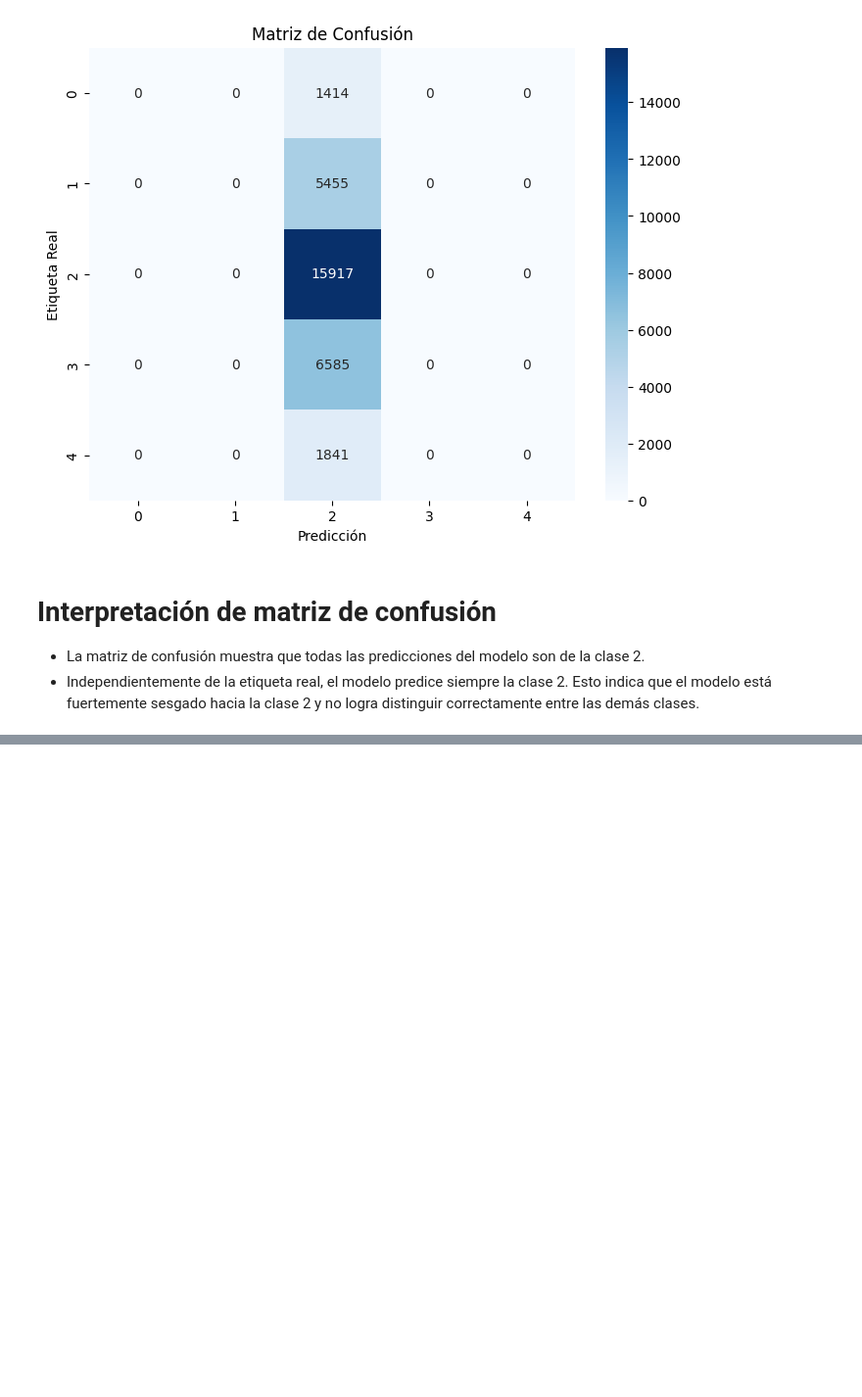
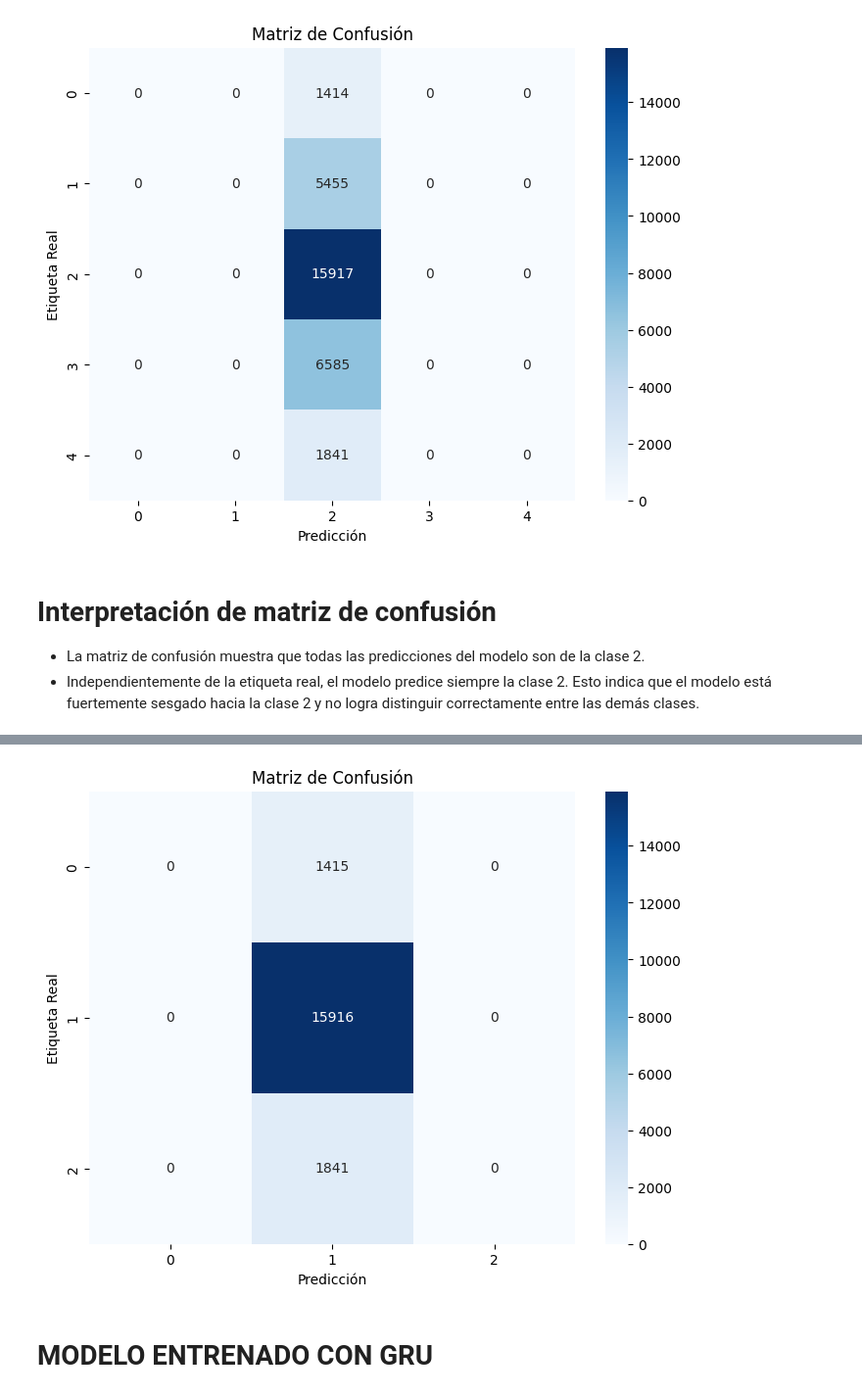
Before and after one commit to EdwinDavid98/NLP, a Jupyter notebook: LSTM_LIGHTNING.ipynb, the cells around one changed output, grey strips where cells are left out. Shown: that part at 98% size. Drawn from its saved outputs; the diff is of its cells as text; code cells hidden in the pictures; blank space fills up the shorter version.

```diff
--- a/LSTM_LIGHTNING.ipynb
+++ b/LSTM_LIGHTNING.ipynb
@@ -388,0 +407,3 @@ Esto indica que el modelo está fuertemente sesgado hacia la clase 2 y no logra
+# %%
+# Cargar el dataset
+df = pd.read_csv('/home/emontenegrob/Labs_NLP/data/train.tsv', sep='\t')
@@ -388,0 +429,4 @@ Esto indica que el modelo está fuertemente sesgado hacia la clase 2 y no logra
+# %%
+# Configuración de la tokenización
+MAX_NUM_WORDS = 10000  # Número máximo de palabras en el vocabulario
+MAX_SEQ_LENGTH = 100   # Longitud máxima de la secuencia (palabras por frase)
@@ -388,0 +547,9 @@ Esto indica que el modelo está fuertemente sesgado hacia la clase 2 y no logra
+# %%
+# Inicialización del modelo LSTM y el DataModule
+vocab_size = MAX_NUM_WORDS
+embedding_dim = 128
+hidden_size = 128
+num_classes = 3  # Cambiado a 3 clases (0, 1, 2)
+batch_size = 32
+learning_rate = 0.001
+dropout_prob = 0.2
@@ -388,0 +663,18 @@ Esto indica que el modelo está fuertemente sesgado hacia la clase 2 y no logra
+# %%
+from sklearn.metrics import f1_score, confusion_matrix
+import seaborn as sns
+
+# Crear la matriz de confusión
+cm = confusion_matrix(all_labels, all_preds)
+
+# Visualizar la matriz de confusión con seaborn
+plt.figure(figsize=(8, 6))
+sns.heatmap(cm, annot=True, fmt='d', cmap='Blues', xticklabels=range(num_classes), yticklabels=range(num_classes))
+plt.title('Matriz de Confusión')
+plt.xlabel('Predicción')
+plt.ylabel('Etiqueta Real')
+plt.show()
+# %% [output]
+[figure, added]
+# %% [markdown]
+# MODELO ENTRENADO CON GRU
```
Also changed, not shown: parts of 31 cells of this notebook.
